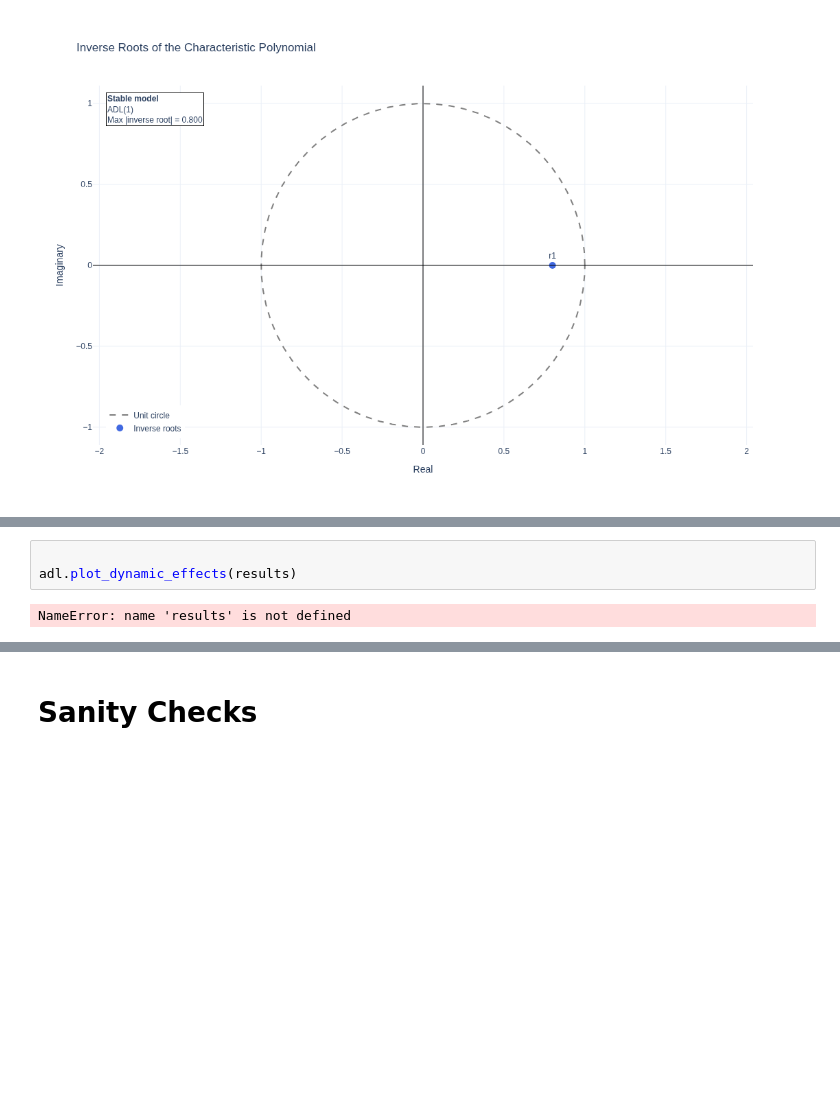
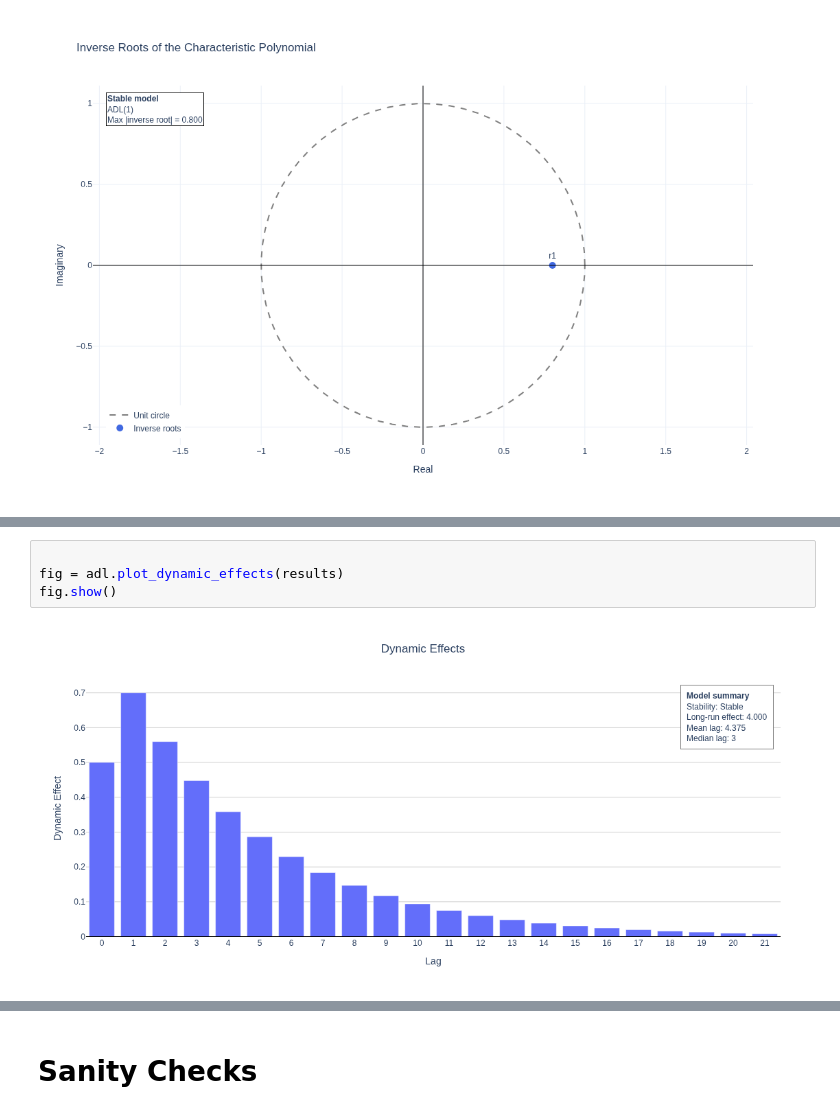
Before and after one commit to maarranz/adl-theory, a Jupyter notebook: ADL_Theory_Demo.ipynb, the cells around one changed output, grey strips where cells are left out. Cells and saved outputs as stored; diff of their text form; blank space fills up the shorter version.

Commit message:
Add dynamic effects plots and summary

```diff
--- a/ADL_Theory_Demo.ipynb
+++ b/ADL_Theory_Demo.ipynb
@@ -85,5 +132,6 @@ NotImplementedError: This function will be implemented in Version 0.3.
 # %%
 
-adl.plot_dynamic_effects(results)
+fig = adl.plot_dynamic_effects(results)
+fig.show()
 # %% [output]
-NameError: name 'results' is not defined
+[figure, added]
```
Also changed, not shown: parts of 7 cells of this notebook, 2 other files.
